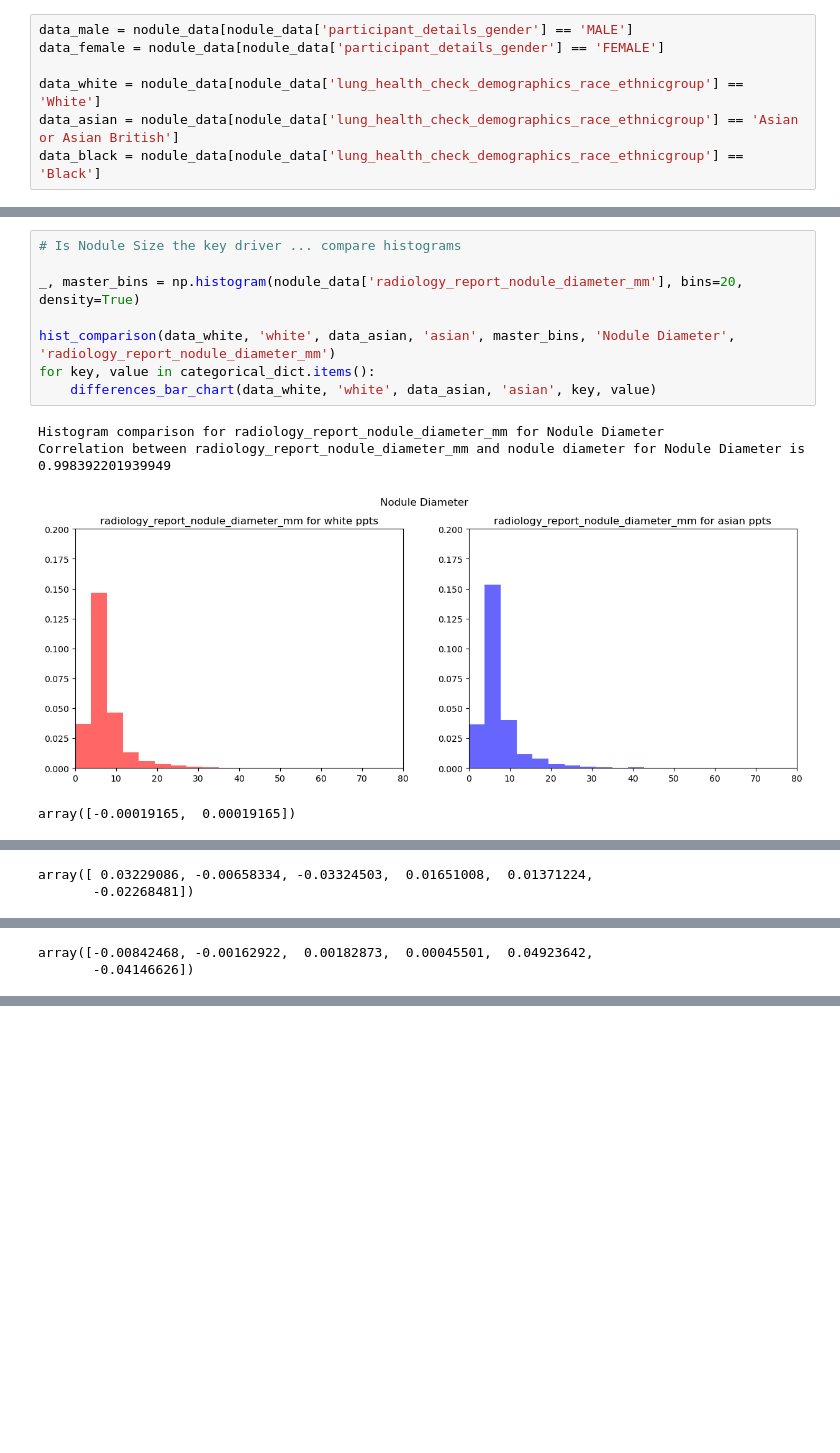
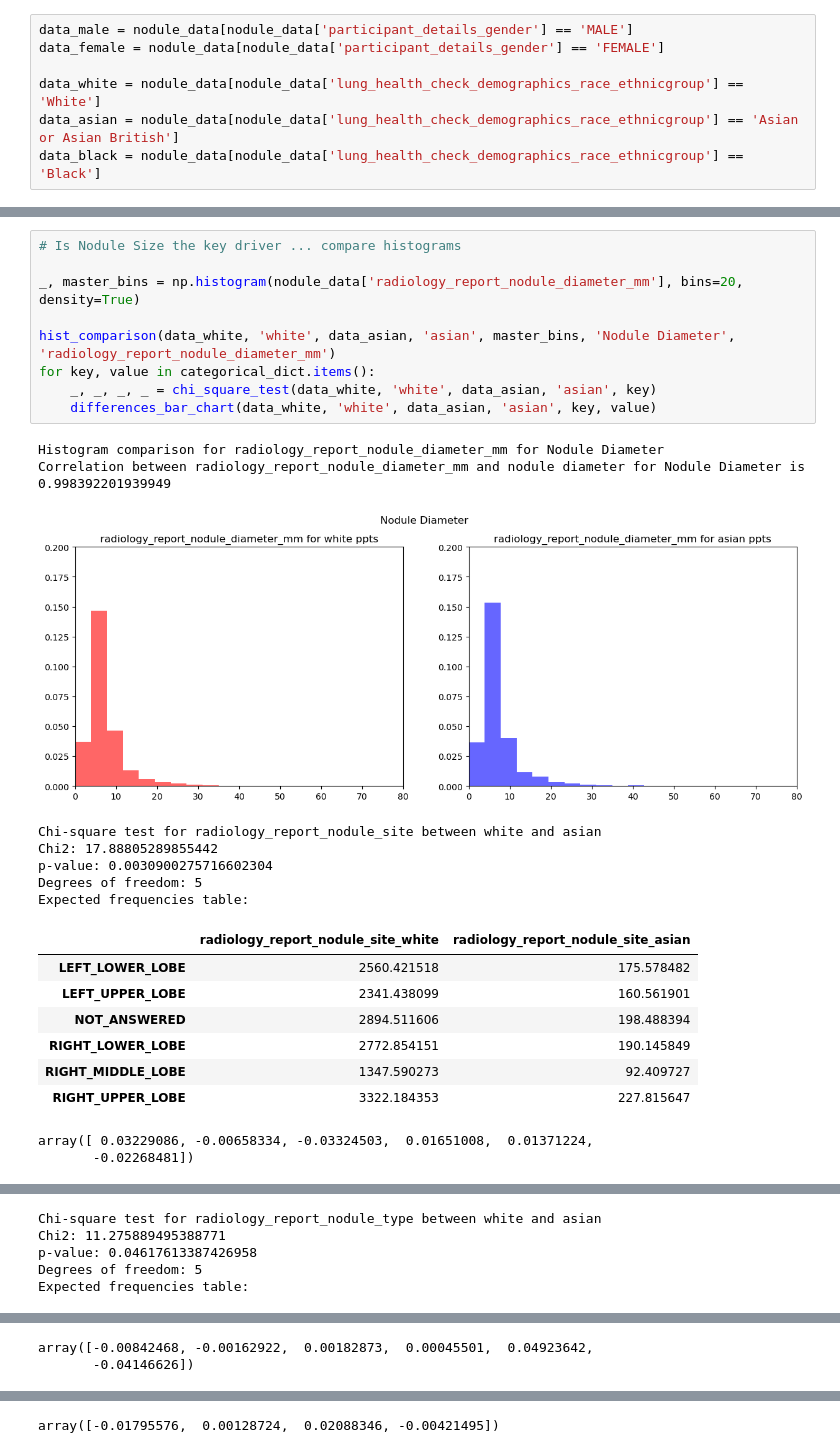
Before and after one commit to johnmccabe44/fairness-in-nodule-detection, a Jupyter notebook: notebooks/FairnessInNoduleDetectionAlgorithms/investigations.ipynb, the cells around one changed output, grey strips where cells are left out. Drawn from its saved outputs; the diff is of its cells as text; blank space fills up the shorter version.

```diff
--- a/notebooks/FairnessInNoduleDetectionAlgorithms/investigations.ipynb
+++ b/notebooks/FairnessInNoduleDetectionAlgorithms/investigations.ipynb
@@ -183,13 +251,27 @@ array([ 0.00520616, -0.02504769,  0.02724902, -0.0074075 ])
 # %%
 # Is Nodule Size the key driver ... compare histograms
 
 _, master_bins = np.histogram(nodule_data['radiology_report_nodule_diameter_mm'], bins=20, density=True)
 
 hist_comparison(data_white, 'white', data_asian, 'asian', master_bins, 'Nodule Diameter', 'radiology_report_nodule_diameter_mm')
 for key, value in categorical_dict.items():
+    _, _, _, _ = chi_square_test(data_white, 'white', data_asian, 'asian', key)
     differences_bar_chart(data_white, 'white', data_asian, 'asian', key, value)
 # %% [output]
 Histogram comparison for radiology_report_nodule_diameter_mm for Nodule Diameter
 Correlation between radiology_report_nodule_diameter_mm and nodule diameter for Nodule Diameter is 0.998392201939949
 [figure]
-array([-0.00019165,  0.00019165])
+Chi-square test for radiology_report_nodule_site between white and asian
+Chi2: 17.88805289855442
+p-value: 0.0030900275716602304
+Degrees of freedom: 5
+Expected frequencies table:
+|  | radiology_report_nodule_site_white | radiology_report_nodule_site_asian |
+| LEFT_LOWER_LOBE | 2560.421518 | 175.578482 |
+| LEFT_UPPER_LOBE | 2341.438099 | 160.561901 |
+| NOT_ANSWERED | 2894.511606 | 198.488394 |
+| RIGHT_LOWER_LOBE | 2772.854151 | 190.145849 |
+| RIGHT_MIDDLE_LOBE | 1347.590273 | 92.409727 |
+| RIGHT_UPPER_LOBE | 3322.184353 | 227.815647 |
+array([ 0.03229086, -0.00658334, -0.03324503,  0.01651008,  0.01371224,
+       -0.02268481])
@@ -197,2 +279,5 @@ array([-0.00019165,  0.00019165])
-array([ 0.03229086, -0.00658334, -0.03324503,  0.01651008,  0.01371224,
-       -0.02268481])
+Chi-square test for radiology_report_nodule_type between white and asian
+Chi2: 11.275889495388771
+p-value: 0.04617613387426958
+Degrees of freedom: 5
+Expected frequencies table:
@@ -198,0 +291,2 @@ array([ 0.03229086, -0.00658334, -0.03324503,  0.01651008,  0.01371224,
+array([-0.00842468, -0.00162922,  0.00182873,  0.00045501,  0.04923642,
+       -0.04146626])
@@ -200,2 +293,0 @@ array([ 0.03229086, -0.00658334, -0.03324503,  0.01651008,  0.01371224,
-array([-0.00842468, -0.00162922,  0.00182873,  0.00045501,  0.04923642,
-       -0.04146626])
@@ -201,0 +304 @@ array([-0.00842468, -0.00162922,  0.00182873,  0.00045501,  0.04923642,
+array([-0.01795576,  0.00128724,  0.02088346, -0.00421495])
```
Also changed, not shown: parts of 6 cells of this notebook.
